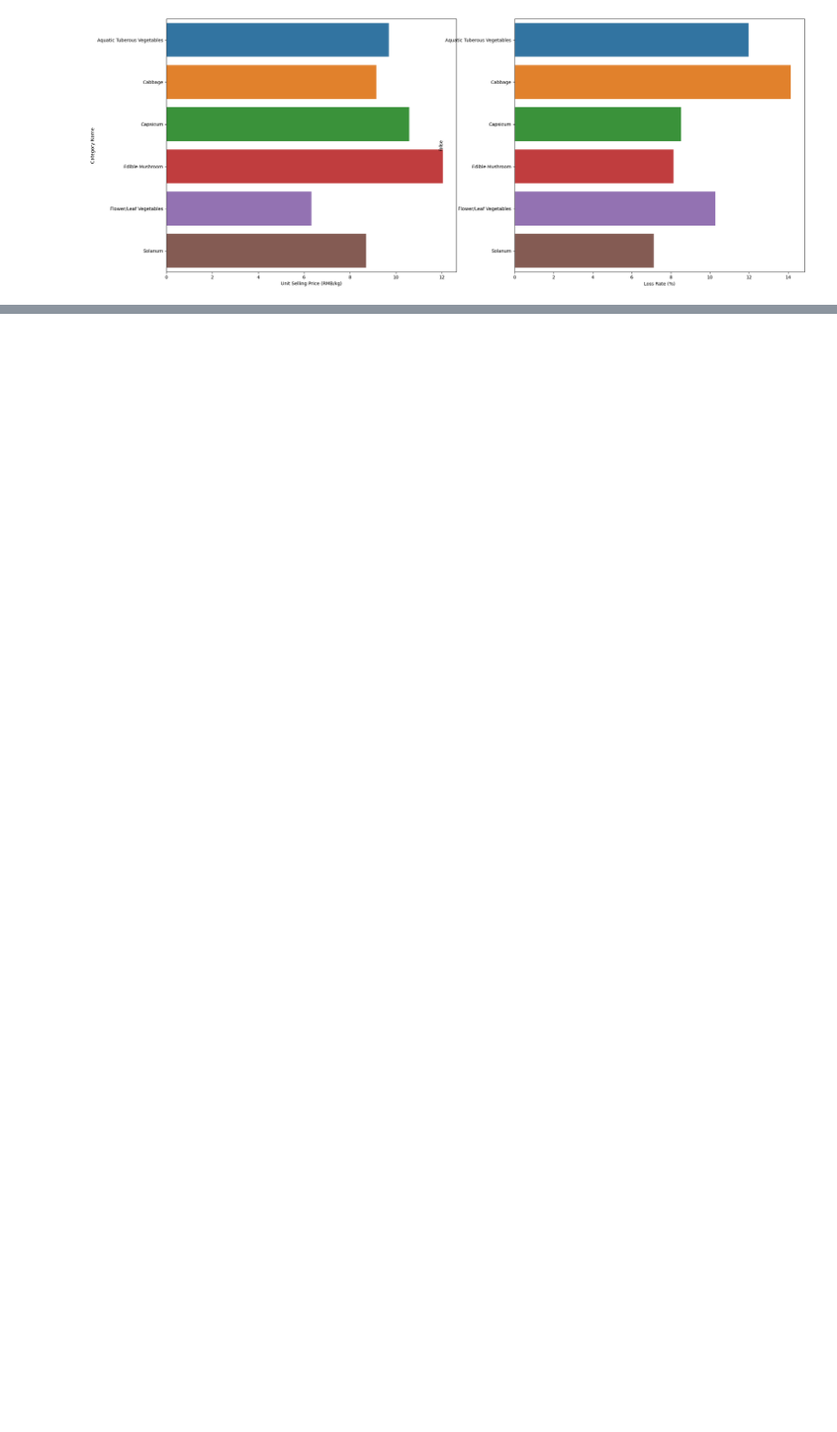
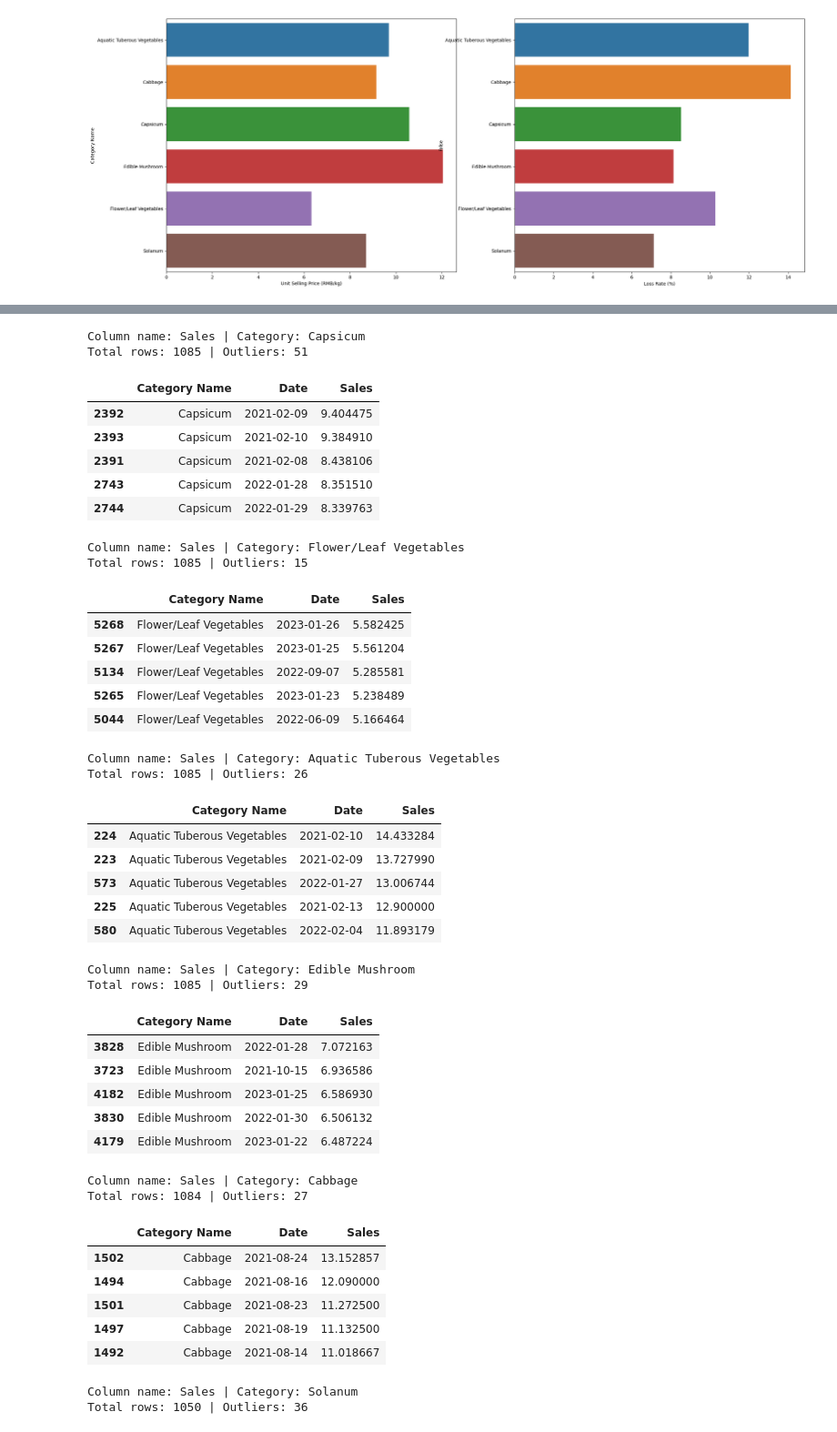
Before and after one commit to prattapong/Data-Science-Portfolio, a Jupyter notebook: Projects/Supermaket Sales Data/code/Exploratory Data Analysis.ipynb, the cells around one changed output, grey strips where cells are left out. Shown: that part at 91% size. Saved outputs shown, nothing was run; the diff lists cells and outputs as text; code cells hidden in the pictures; blank space fills up the shorter version.

```diff
--- a/Projects/Supermaket Sales Data/code/Exploratory Data Analysis.ipynb
+++ b/Projects/Supermaket Sales Data/code/Exploratory Data Analysis.ipynb
@@ -138,0 +163,4 @@ dtype: int64
+# %%
+for category in categories:
+    get_category_max_min_date(df = df_merge,
+                              category_name = category)
@@ -194,0 +227,74 @@ df_merge.groupby(['Category Name', 'Sale or Return']).size().reset_index(name='P
+# %%
+def get_outlier_rows(df: pd.DataFrame,
+                     col: str,
+                     category_name: str):
+
+    # Slice DataFrame to Category Name
+    df = df[df['Category Name'] == category_name]
+
+    # Calculate quartile
+    Q1 = df[col].quantile(0.25)
+    Q3 = df[col].quantile(0.75)
+
+    # Calculate the IQR (Interquartile Range)
+    IQR = Q3 - Q1
+
+    # Define the lower and upper bounds to identify outliers
+    lower_bound = Q1 - 1.5 * IQR
+    upper_bound = Q3 + 1.5 * IQR
+
+    # Identify outliers
+    outliers = df[(df[col] < lower_bound) | (df[col] > upper_bound)]
+
+    # Print out
+    print(f'Column name: {col} | Category: {category_name}')
+    print(f'Total rows: {df.shape[0]} | Outliers: {outliers.shape[0]}')
+    display(outliers.sort_values(by = col, ascending = False).head())
+# %%
+for category in categories:
+    get_outlier_rows(df = df_merge.groupby(['Category Name', 'Date'], as_index = False)['Sales'].mean(),
+                     col = 'Sales',
+                     category_name = category)
+# %% [output]
+Column name: Sales | Category: Capsicum
+Total rows: 1085 | Outliers: 51
+|  | Category Name | Date | Sales |
+| 2392 | Capsicum | 2021-02-09 | 9.404475 |
+| 2393 | Capsicum | 2021-02-10 | 9.384910 |
+| 2391 | Capsicum | 2021-02-08 | 8.438106 |
+| 2743 | Capsicum | 2022-01-28 | 8.351510 |
+| 2744 | Capsicum | 2022-01-29 | 8.339763 |
+Column name: Sales | Category: Flower/Leaf Vegetables
+Total rows: 1085 | Outliers: 15
+|  | Category Name | Date | Sales |
+| 5268 | Flower/Leaf Vegetables | 2023-01-26 | 5.582425 |
+| 5267 | Flower/Leaf Vegetables | 2023-01-25 | 5.561204 |
+| 5134 | Flower/Leaf Vegetables | 2022-09-07 | 5.285581 |
+| 5265 | Flower/Leaf Vegetables | 2023-01-23 | 5.238489 |
+| 5044 | Flower/Leaf Vegetables | 2022-06-09 | 5.166464 |
+Column name: Sales | Category: Aquatic Tuberous Vegetables
+Total rows: 1085 | Outliers: 26
+|  | Category Name | Date | Sales |
+| 224 | Aquatic Tuberous Vegetables | 2021-02-10 | 14.433284 |
+| 223 | Aquatic Tuberous Vegetables | 2021-02-09 | 13.727990 |
+| 573 | Aquatic Tuberous Vegetables | 2022-01-27 | 13.006744 |
+| 225 | Aquatic Tuberous Vegetables | 2021-02-13 | 12.900000 |
+| 580 | Aquatic Tuberous Vegetables | 2022-02-04 | 11.893179 |
+Column name: Sales | Category: Edible Mushroom
+Total rows: 1085 | Outliers: 29
+|  | Category Name | Date | Sales |
+| 3828 | Edible Mushroom | 2022-01-28 | 7.072163 |
+| 3723 | Edible Mushroom | 2021-10-15 | 6.936586 |
+| 4182 | Edible Mushroom | 2023-01-25 | 6.586930 |
+| 3830 | Edible Mushroom | 2022-01-30 | 6.506132 |
+| 4179 | Edible Mushroom | 2023-01-22 | 6.487224 |
+Column name: Sales | Category: Cabbage
+Total rows: 1084 | Outliers: 27
+|  | Category Name | Date | Sales |
+| 1502 | Cabbage | 2021-08-24 | 13.152857 |
+| 1494 | Cabbage | 2021-08-16 | 12.090000 |
+| 1501 | Cabbage | 2021-08-23 | 11.272500 |
+| 1497 | Cabbage | 2021-08-19 | 11.132500 |
+| 1492 | Cabbage | 2021-08-14 | 11.018667 |
+Column name: Sales | Category: Solanum
+Total rows: 1050 | Outliers: 36
```
Also changed, not shown: parts of 13 cells of this notebook.
